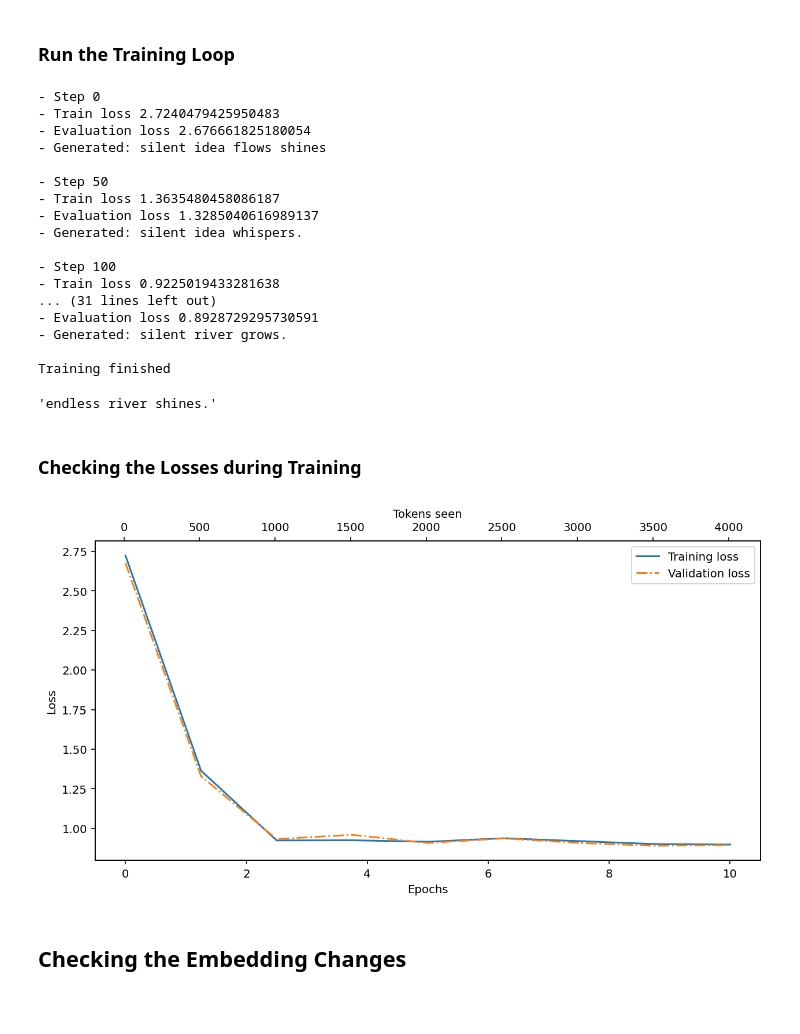
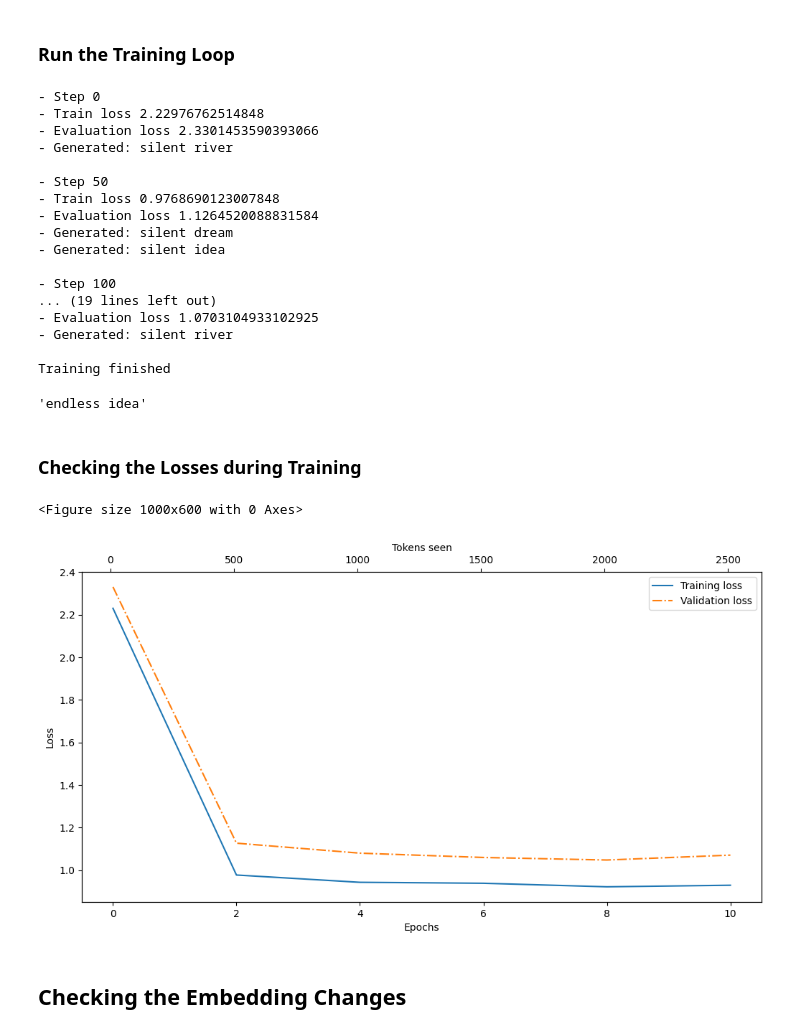
Before and after one commit to elcapo/llm-from-scratch, a Jupyter notebook: 12-word-world.ipynb, the cells around one changed output. Cells and saved outputs as stored; diff of their text form; code cells hidden in the pictures; blank space fills up the shorter version.

Commit message:
make verbs optional

```diff
--- a/12-word-world.ipynb
+++ b/12-word-world.ipynb
@@ -20,6 +20,8 @@ warnings.filterwarnings('ignore')
 
 We'll train a model with a text that's limited to this vocabulary.
 # %%
+use_verbs = True
+
 adjectives = ["serene", "vibrant", "silent", "endless"]
 nouns = ["river", "dream", "mountain", "idea"]
 verbs = ["flows", "grows", "whispers", "shines"]
@@ -28,16 +30,22 @@ We generate random sentences with those words by randomly concatenating a noun,
 # %%
 sentence_count = 100
 
-twelve_word_world = [
-    random.choice(adjectives) + " " + random.choice(nouns) + " " + random.choice(verbs)
-    for _ in range(sentence_count)
-]
+if use_verbs:
+    twelve_word_world = [
+        random.choice(adjectives) + " " + random.choice(nouns) + " " + random.choice(verbs)
+        for _ in range(sentence_count)
+    ]
+else:
+    twelve_word_world = [
+        random.choice(adjectives) + " " + random.choice(nouns)
+        for _ in range(sentence_count)
+    ]
 # %%
 from scratch.tokenizers.preprocessor import Preprocessor
 from scratch.tokenizers.simple_tokenizer import SimpleTokenizer
 
 def strings_to_text(strings: list[str]):
-    return ".<|endoftext|> ".join(strings) + ".<|endoftext|>"
+    return " <|endoftext|> ".join(strings) + " <|endoftext|>"
 
 text_data = strings_to_text(twelve_word_world)
 
@@ -52,6 +55,6 @@ randomized_tokens = " ".join(all_tokens)
 # %%
 preprocessor = Preprocessor()
-source = preprocessor.preprocess(randomized_tokens)
+source = preprocessor.preprocess(text_data)
 tokenizer = SimpleTokenizer(source)
 
 print("Vocabulary size", len(tokenizer.str_to_int))
@@ -202,20 +220,20 @@ train_losses, validation_losses, tokens_seen = trainer.train(
     start_context = "silent")
 # %% [output]
 - Step 0
-- Train loss 2.7240479425950483
-- Evaluation loss 2.676661825180054
-- Generated: silent idea flows shines
+- Train loss 2.22976762514848
+- Evaluation loss 2.3301453590393066
+- Generated: silent river
 
 - Step 50
-- Train loss 1.3635480458086187
-- Evaluation loss 1.3285040616989137
-- Generated: silent idea whispers.
+- Train loss 0.9768690123007848
+- Evaluation loss 1.1264520088831584
+- Generated: silent dream
+- Generated: silent idea
 
 - Step 100
-- Train loss 0.9225019433281638
-... (31 lines left out)
-- Evaluation loss 0.8928729295730591
-- Generated: silent river grows.
+... (19 lines left out)
+- Evaluation loss 1.0703104933102925
+- Generated: silent river
 
 Training finished
 # %%
@@ -225,33 +243,37 @@ idx = tokenizer.text_to_tokens(input_text).to(trainer.device)
 generated = generator.generate(idx)
 tokenizer.tokens_to_text(generated)
 # %% [output]
-'endless river shines.'
+'endless idea'
 # %% [markdown]
 ### Checking the Losses during Training
 # %%
 def plot_losses(epochs_seen, tokens_seen, train_looses, validation_looses):
-    fig, ax1 = plt.subplots(figsize=(5,3))
+    plt.clf()
+    fig, ax1 = plt.subplots()
 
-    fig.set_figwidth(9)
-    fig.set_figheight(5)
-    fig.set_dpi(142)
+    fig.set_figwidth(11)
+    fig.set_figheight(6)
+    fig.set_dpi(100)
+    fig.tight_layout(pad=4)
 
     ax1.plot(epochs_seen, train_looses, label="Training loss")
     ax1.plot(epochs_seen, validation_losses, linestyle="-.", label="Validation loss")
     ax1.set_xlabel("Epochs")
     ax1.set_ylabel("Loss")
     ax1.legend(loc="upper right")
     ax1.xaxis.set_major_locator(MaxNLocator(integer=True))
     ax2 = ax1.twiny()
     ax2.plot(tokens_seen, train_losses, alpha=0)
     ax2.set_xlabel("Tokens seen")
-    fig.tight_layout()
     plt.show()
+
+%matplotlib inline
+
+epochs_tensor = torch.linspace(0, num_epochs, len(train_losses))
+plot_losses(epochs_tensor, tokens_seen, train_losses, validation_losses)
+# %% [output]
+<Figure size 1000x600 with 0 Axes>
+[figure, added]
-# %%
-epochs_tensor = torch.linspace(0, num_epochs, len(train_losses))
-plot_losses(epochs_tensor, tokens_seen, train_losses, validation_losses)
-# %% [output]
-[figure, removed]
 # %% [markdown]
 ## Checking the Embedding Changes
 # %%
```
Also changed, not shown: parts of 15 cells of this notebook.
